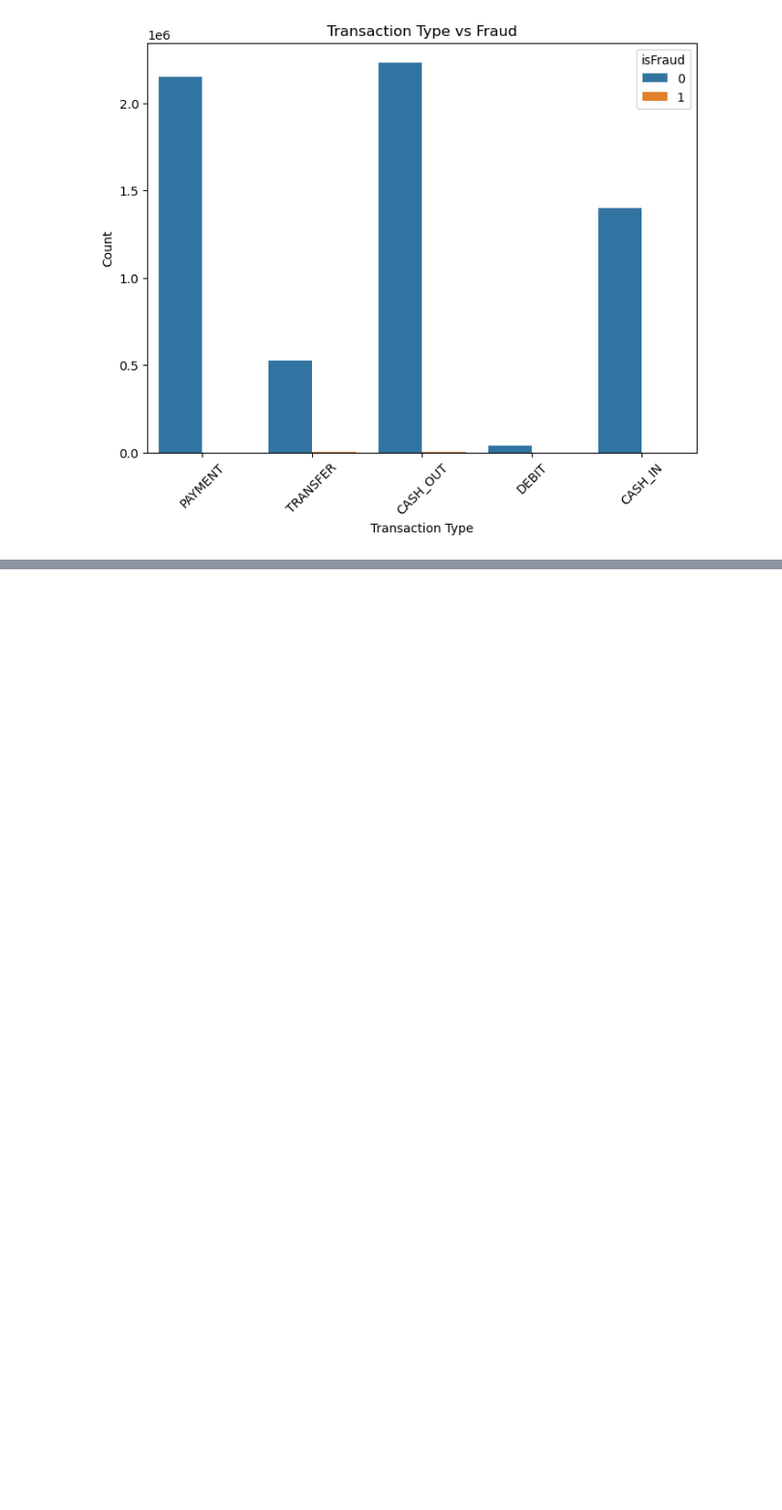
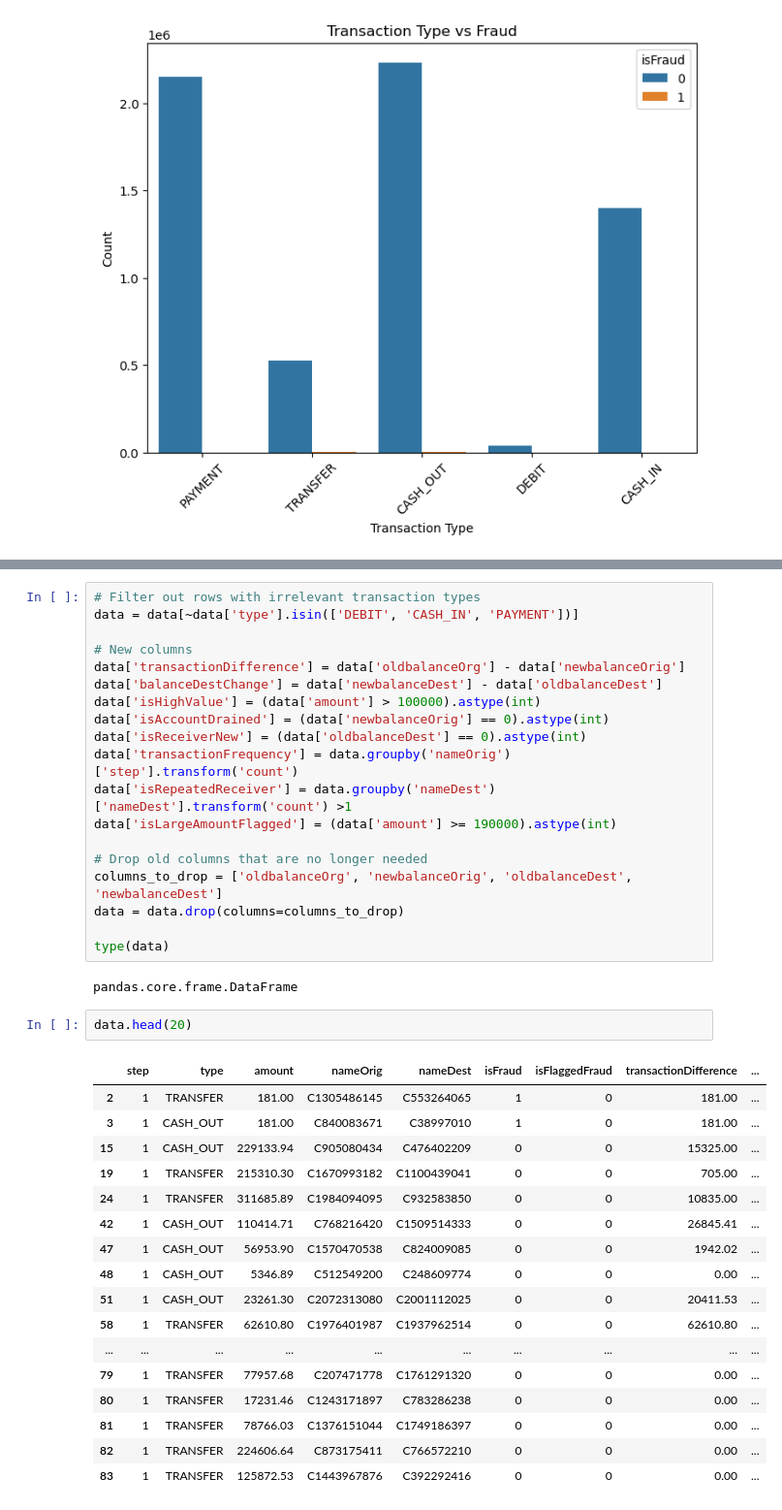
Before and after one commit to angeneris/TLAB_Fraud_Detect, a Jupyter notebook: Jupyter Notebooks/fraud_detect_eda.ipynb, the cells around one changed output, grey strips where cells are left out. Shown at 97% size. Drawn from its saved outputs; the diff is of its cells as text; blank space fills up the shorter version.

```diff
--- a/Jupyter Notebooks/fraud_detect_eda.ipynb
+++ b/Jupyter Notebooks/fraud_detect_eda.ipynb
@@ -228,0 +238,41 @@ It's a bit difficult to truly view the data through box plots with such a large
+# %%
+# Filter out rows with irrelevant transaction types
+data = data[~data['type'].isin(['DEBIT', 'CASH_IN', 'PAYMENT'])]
+
+# New columns
+data['transactionDifference'] = data['oldbalanceOrg'] - data['newbalanceOrig']
+data['balanceDestChange'] = data['newbalanceDest'] - data['oldbalanceDest']
+data['isHighValue'] = (data['amount'] > 100000).astype(int)
+data['isAccountDrained'] = (data['newbalanceOrig'] == 0).astype(int)
+data['isReceiverNew'] = (data['oldbalanceDest'] == 0).astype(int)
+data['transactionFrequency'] = data.groupby('nameOrig')['step'].transform('count')
+data['isRepeatedReceiver'] = data.groupby('nameDest')['nameDest'].transform('count') >1
+data['isLargeAmountFlagged'] = (data['amount'] >= 190000).astype(int)
+
+# Drop old columns that are no longer needed
+columns_to_drop = ['oldbalanceOrg', 'newbalanceOrig', 'oldbalanceDest', 'newbalanceDest']
+data = data.drop(columns=columns_to_drop)
+
+type(data)
+# %% [output]
+pandas.core.frame.DataFrame
+# %%
+data.head(20)
+# %% [output]
+|  | step | type | amount | nameOrig | nameDest | isFraud | isFlaggedFraud | transactionDifference | ... |
+| 2 | 1 | TRANSFER | 181.00 | C1305486145 | C553264065 | 1 | 0 | 181.00 | ... |
+| 3 | 1 | CASH_OUT | 181.00 | C840083671 | C38997010 | 1 | 0 | 181.00 | ... |
+| 15 | 1 | CASH_OUT | 229133.94 | C905080434 | C476402209 | 0 | 0 | 15325.00 | ... |
+| 19 | 1 | TRANSFER | 215310.30 | C1670993182 | C1100439041 | 0 | 0 | 705.00 | ... |
+| 24 | 1 | TRANSFER | 311685.89 | C1984094095 | C932583850 | 0 | 0 | 10835.00 | ... |
+| 42 | 1 | CASH_OUT | 110414.71 | C768216420 | C1509514333 | 0 | 0 | 26845.41 | ... |
+| 47 | 1 | CASH_OUT | 56953.90 | C1570470538 | C824009085 | 0 | 0 | 1942.02 | ... |
+| 48 | 1 | CASH_OUT | 5346.89 | C512549200 | C248609774 | 0 | 0 | 0.00 | ... |
+| 51 | 1 | CASH_OUT | 23261.30 | C2072313080 | C2001112025 | 0 | 0 | 20411.53 | ... |
+| 58 | 1 | TRANSFER | 62610.80 | C1976401987 | C1937962514 | 0 | 0 | 62610.80 | ... |
+| ... | ... | ... | ... | ... | ... | ... | ... | ... | ... |
+| 79 | 1 | TRANSFER | 77957.68 | C207471778 | C1761291320 | 0 | 0 | 0.00 | ... |
+| 80 | 1 | TRANSFER | 17231.46 | C1243171897 | C783286238 | 0 | 0 | 0.00 | ... |
+| 81 | 1 | TRANSFER | 78766.03 | C1376151044 | C1749186397 | 0 | 0 | 0.00 | ... |
+| 82 | 1 | TRANSFER | 224606.64 | C873175411 | C766572210 | 0 | 0 | 0.00 | ... |
+| 83 | 1 | TRANSFER | 125872.53 | C1443967876 | C392292416 | 0 | 0 | 0.00 | ... |
```
Also changed, not shown: parts of 20 cells of this notebook, 1 other file.
